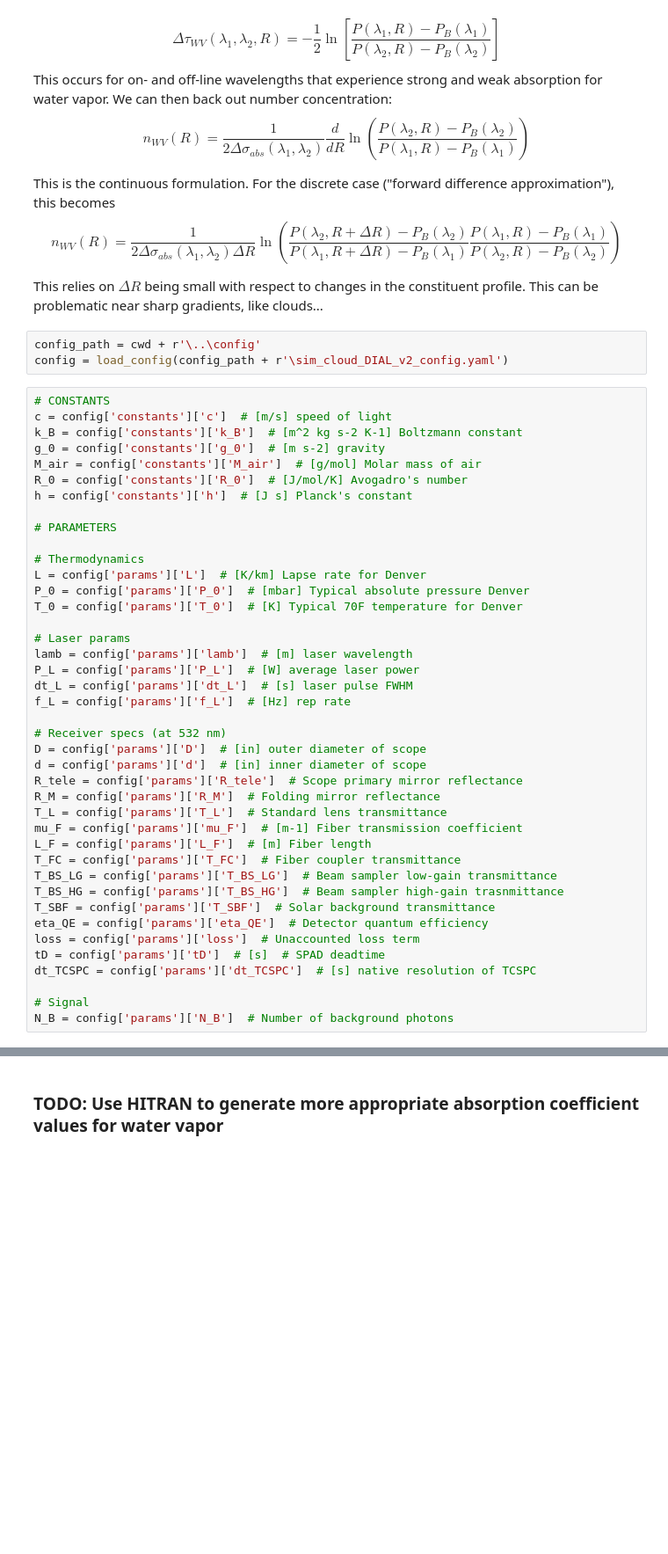
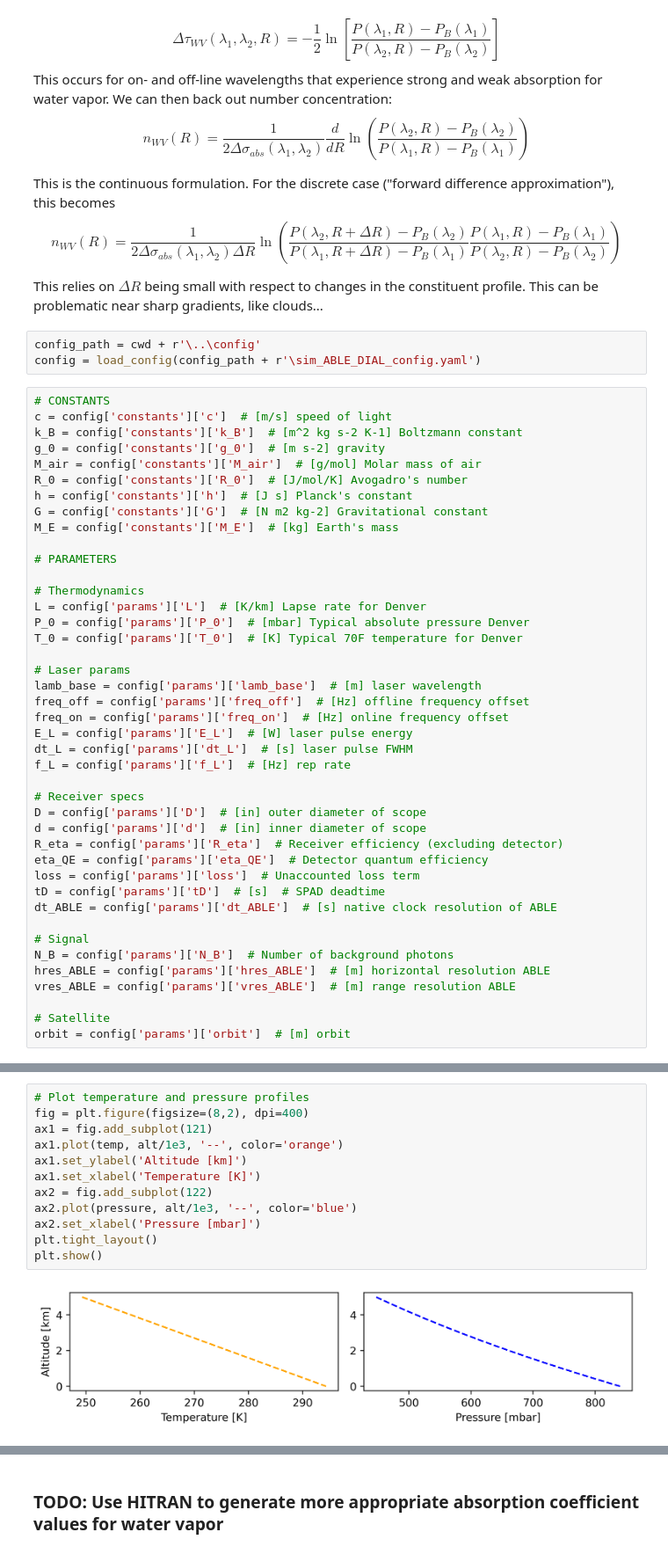
Before and after one commit to gkirchhoff32/Cloud-Measurements, a Jupyter notebook: project/simulations/sim_ABLE_DIAL.ipynb, the cells around one changed output, grey strips where cells are left out. Shown at 88% size. Cells and saved outputs as stored; diff of their text form; blank space fills up the shorter version.

```diff
--- a/project/simulations/sim_ABLE_DIAL.ipynb
+++ b/project/simulations/sim_ABLE_DIAL.ipynb
@@ -45,7 +45,7 @@ $$n_{WV}(R)=\frac{1}{2\Delta\sigma_{abs}(\lambda_1,\lambda_2)\Delta R}\ln\left(\
 This relies on $\Delta R$ being small with respect to changes in the constituent profile. This can be problematic near sharp gradients, like clouds...
 # %%
 config_path = cwd + r'\..\config'
-config = load_config(config_path + r'\sim_cloud_DIAL_v2_config.yaml')
+config = load_config(config_path + r'\sim_ABLE_DIAL_config.yaml')
 # %%
 # CONSTANTS
 c = config['constants']['c']  # [m/s] speed of light
@@ -54,6 +54,8 @@ g_0 = config['constants']['g_0']  # [m s-2] gravity
 M_air = config['constants']['M_air']  # [g/mol] Molar mass of air
 R_0 = config['constants']['R_0']  # [J/mol/K] Avogadro's number
 h = config['constants']['h']  # [J s] Planck's constant
+G = config['constants']['G']  # [N m2 kg-2] Gravitational constant
+M_E = config['constants']['M_E']  # [kg] Earth's mass
 
 # PARAMETERS
 
@@ -63,27 +65,26 @@ P_0 = config['params']['P_0']  # [mbar] Typical absolute pressure Denver
 T_0 = config['params']['T_0']  # [K] Typical 70F temperature for Denver
 
 # Laser params
-lamb = config['params']['lamb']  # [m] laser wavelength
-P_L = config['params']['P_L']  # [W] average laser power
+lamb_base = config['params']['lamb_base']  # [m] laser wavelength
+freq_off = config['params']['freq_off']  # [Hz] offline frequency offset
+freq_on = config['params']['freq_on']  # [Hz] online frequency offset
+E_L = config['params']['E_L']  # [W] laser pulse energy
 dt_L = config['params']['dt_L']  # [s] laser pulse FWHM
 f_L = config['params']['f_L']  # [Hz] rep rate
 
-# Receiver specs (at 532 nm)
+# Receiver specs
 D = config['params']['D']  # [in] outer diameter of scope
 d = config['params']['d']  # [in] inner diameter of scope
-R_tele = config['params']['R_tele']  # Scope primary mirror reflectance
-R_M = config['params']['R_M']  # Folding mirror reflectance
-T_L = config['params']['T_L']  # Standard lens transmittance
-mu_F = config['params']['mu_F']  # [m-1] Fiber transmission coefficient
-L_F = config['params']['L_F']  # [m] Fiber length
-T_FC = config['params']['T_FC']  # Fiber coupler transmittance
-T_BS_LG = config['params']['T_BS_LG']  # Beam sampler low-gain transmittance
-T_BS_HG = config['params']['T_BS_HG']  # Beam sampler high-gain trasnmittance
-T_SBF = config['params']['T_SBF']  # Solar background transmittance
+R_eta = config['params']['R_eta']  # Receiver efficiency (excluding detector)
 eta_QE = config['params']['eta_QE']  # Detector quantum efficiency
 loss = config['params']['loss']  # Unaccounted loss term
 tD = config['params']['tD']  # [s]  # SPAD deadtime
-dt_TCSPC = config['params']['dt_TCSPC']  # [s] native resolution of TCSPC
+dt_ABLE = config['params']['dt_ABLE']  # [s] native clock resolution of ABLE
 
 # Signal
 N_B = config['params']['N_B']  # Number of background photons
+hres_ABLE = config['params']['hres_ABLE']  # [m] horizontal resolution ABLE
+vres_ABLE = config['params']['vres_ABLE']  # [m] range resolution ABLE
+
+# Satellite
+orbit = config['params']['orbit']  # [m] orbit
@@ -141,0 +127,14 @@ Total photons: 1.81E+00
+# %%
+# Plot temperature and pressure profiles
+fig = plt.figure(figsize=(8,2), dpi=400)
+ax1 = fig.add_subplot(121)
+ax1.plot(temp, alt/1e3, '--', color='orange')
+ax1.set_ylabel('Altitude [km]')
+ax1.set_xlabel('Temperature [K]')
+ax2 = fig.add_subplot(122)
+ax2.plot(pressure, alt/1e3, '--', color='blue')
+ax2.set_xlabel('Pressure [mbar]')
+plt.tight_layout()
+plt.show()
+# %% [output]
+[figure, added]
```
Also changed, not shown: parts of 6 cells of this notebook, 2 other files.
